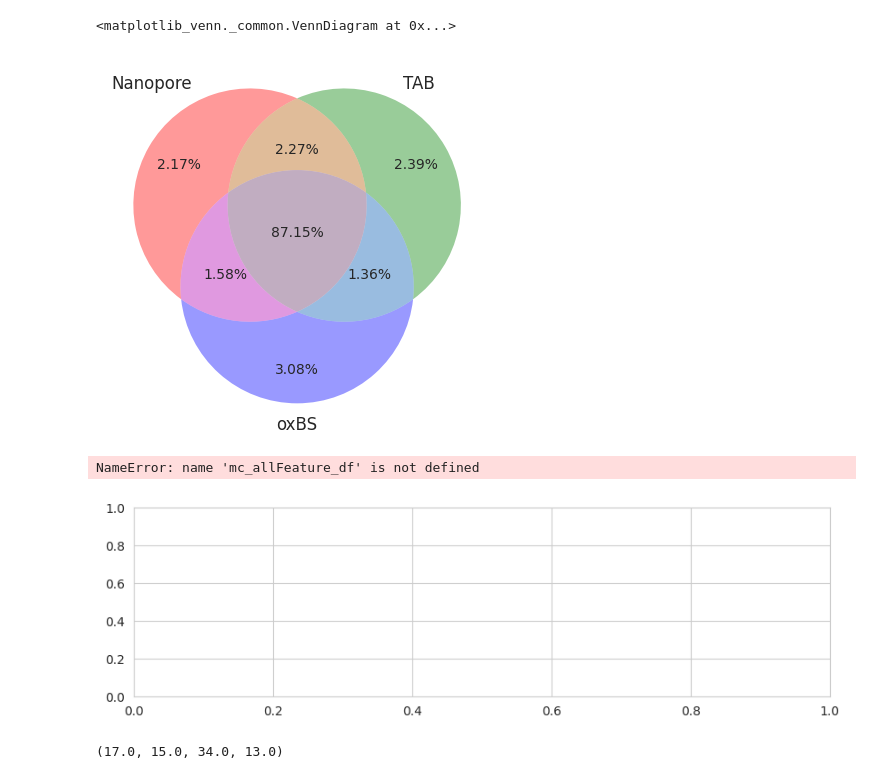
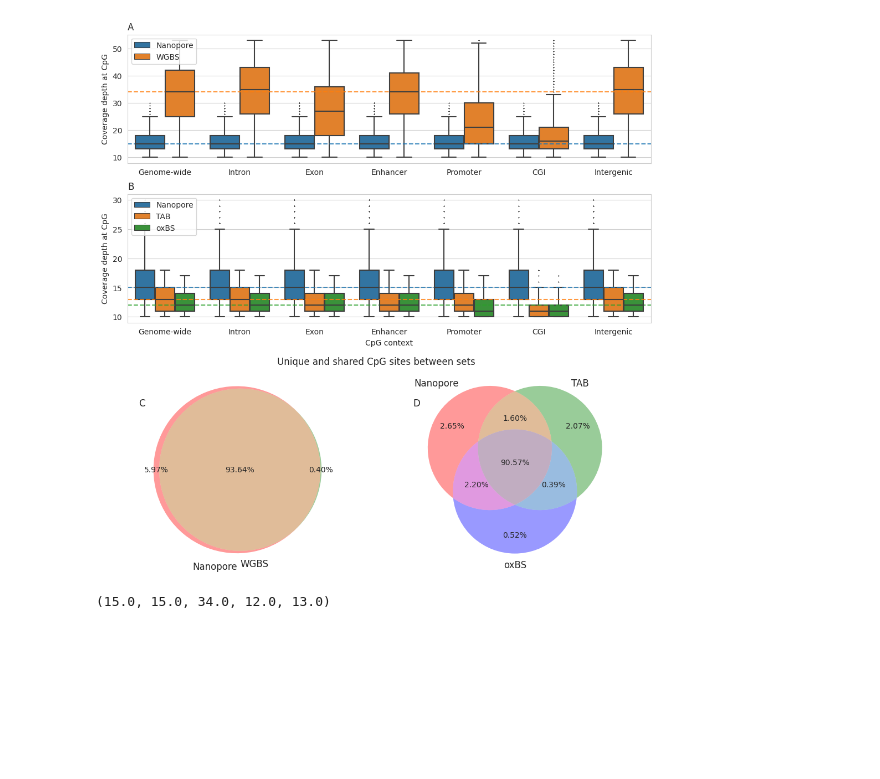
Before and after one commit to DominicOH/Analysis-of-nanopore-epigenetic-sequencing, a Jupyter notebook: Coverage_Depth_fig1.ipynb, the cells around one changed output. Drawn from its saved outputs; the diff is of its cells as text; code cells hidden in the pictures; blank space fills up the shorter version.

```diff
--- a/Coverage_Depth_fig1.ipynb
+++ b/Coverage_Depth_fig1.ipynb
@@ -100,9 +94,3 @@ pltv.venn2_unweighted([nano_2mod_set, wgbs_set], set_labels=["Nanopore", "WGBS"]
-# %%
-pltv.venn3_unweighted([nano_3mod_set, tab_set, oxbs_set], set_labels=["Nanopore", "TAB", "oxBS"],
-                      subset_label_formatter=lambda x: f"{(x/len(nano_3mod_set.union(tab_set, oxbs_set))):.2%}")
-# %% [output]
-<matplotlib_venn._common.VennDiagram at 0x...>
-[figure, removed]
 # %%
 from pybedtools import BedTool
 
@@ -140,15 +136,25 @@ def includeGenomewide(intersects_df, mod_df1, mod_df2):
 def calculateFilteredGenomeMedian(mod_df):
     return filterDepth(mod_df)["readCount"].median()
 # %%
-mc_allFeature_df = includeGenomewide(findTypeIntersects(generateModbed(nano_mc_df, wgbs_df), ref_features, intergenic_bed),
-                                          filterDepth(nano_mc_df), filterDepth(wgbs_df))
+two_mod_feature_df = includeGenomewide(
+    findTypeIntersects(
+        generateModbed(nano_mc_df, wgbs_df),
+        ref_features, intergenic_bed),
+    filterDepth(nano_mc_df),
+    filterDepth(wgbs_df))
 
-hmc_allFeature_df = includeGenomewide(findTypeIntersects(generateModbed(nano_hmc_df, tab_df), ref_features, intergenic_bed),
-                                          filterDepth(nano_hmc_df), filterDepth(tab_df))
+three_mod_feature_df = includeGenomewide(
+    findTypeIntersects(
+        generateModbed(nano_hmc_df, tab_df, oxbs_df),
+        ref_features, intergenic_bed),
+    filterDepth(nano_hmc_df),
+    filterDepth(tab_df),
+    filterDepth(oxbs_df))
 # %%
 import matplotlib.gridspec as gridspec
 
 sns.set_style("whitegrid")
+sns.set_palette("tab10")
 
 fig0 = plt.figure(figsize=(10,10))
 gs0 = gridspec.GridSpec(2, 1, fig0, height_ratios=[3,2])
@@ -157,58 +163,57 @@ fig1 = fig0.add_subfigure(gs0[0, :])
 gs1 = gridspec.GridSpec(2, 1, fig1)
 
 ax1 = fig1.add_subplot(gs1[0, :])
-sns.boxplot(mc_allFeature_df, x="feature_type", y="readCount", hue="method", ax=ax1, palette={
-    "Nanopore" : sns.color_palette("colorblind", 4)[1],
-    "WGBS" : sns.color_palette("colorblind", 4)[0]},
+sns.boxplot(two_mod_feature_df, x="feature_type", y="readCount", hue="method", ax=ax1,
+    order=["Genome-wide", "Intron", "Exon", "Enhancer", "Promoter", "CGI", "Intergenic"],
     flierprops={
     "marker":"x",
-    "markersize" : 0.1},
-    order=["Genome-wide", "Intron", "Exon", "Enhancer", "Promoter", "CGI", "Intergenic"])
+    "markersize" : 0.1
+    }
+    )
 sns.move_legend(ax1, "upper left", title=None)
 ax1.tick_params("x")
 ax1.set(xlabel=None, ylabel="Coverage depth at CpG")
 ax1.set_title("A", loc="left")
-ax1.axhline(y=calculateFilteredGenomeMedian(nano_mc_df), alpha=0.8, color=sns.color_palette("colorblind", 4)[1], linestyle="--")
-ax1.axhline(y=calculateFilteredGenomeMedian(wgbs_df), alpha=0.8, color=sns.color_palette("colorblind", 4)[0], linestyle="--")
-
+ax1.axhline(y=calculateFilteredGenomeMedian(nano_mc_df), alpha=0.8, color=sns.color_palette("tab10", 2)[0], linestyle="--")
+ax1.axhline(y=calculateFilteredGenomeMedian(wgbs_df), alpha=0.8, color=sns.color_palette("tab10", 2)[1], linestyle="--")
 
 ax2 = fig1.add_subplot(gs1[1, :], sharex=ax1)
-sns.boxplot(hmc_allFeature_df, x="feature_type", y="readCount", hue="method", ax=ax2, palette={
-    "Nanopore" : sns.color_palette("colorblind", 4)[1],
-    "TAB" : sns.color_palette("colorblind", 4)[2]},
-    flierprops={
+sns.boxplot(three_mod_feature_df, x="feature_type", y="readCount", hue="method", ax=ax2,
+        order=["Genome-wide", "Intron", "Exon", "Enhancer", "Promoter", "CGI", "Intergenic"],
+        flierprops={
         "marker":"x",
-        "markersize" : 0.1},
-        order=["Genome-wide", "Intron", "Exon", "Enhancer", "Promoter", "CGI", "Intergenic"])
+        "markersize" : 0.1
+        }
+        )
 sns.move_legend(ax2, "upper left", title=None)
 ax2.set(xlabel="CpG context", ylabel="Coverage depth at CpG")
 ax2.tick_params("x")
 ax2.set_title("B", loc="left")
-ax2.axhline(y=calculateFilteredGenomeMedian(nano_hmc_df), alpha=0.8, color=sns.color_palette("colorblind", 4)[1], linestyle="--")
-ax2.axhline(y=calculateFilteredGenomeMedian(tab_df), alpha=0.8, color=sns.color_palette("colorblind", 4)[2], linestyle="--")
+ax2.axhline(y=calculateFilteredGenomeMedian(nano_hmc_df), alpha=0.8, color=sns.color_palette("tab10", 3)[0], linestyle="--")
+ax2.axhline(y=calculateFilteredGenomeMedian(tab_df), alpha=0.8, color=sns.color_palette("tab10", 3)[1], linestyle="--")
+ax2.axhline(y=calculateFilteredGenomeMedian(oxbs_df), alpha=0.8, color=sns.color_palette("tab10", 3)[2], linestyle="--")
 
 fig2 = fig0.add_subfigure(gs0[1,:])
 gs2 = gridspec.GridSpec(1, 2, fig2)
 
 ax3 = fig2.add_subplot(gs2[0, 0])
-pltv.venn2_unweighted([nano_2mod_set, wgbs_set], set_labels=["Nanopore", "WGBS"],
-                      subset_label_formatter=lambda x: f"{(x/len(nano_2mod_set.union(wgbs_set))):.2%}",
-                      ax=ax3)
+pltv.venn2([nano_2mod_set, wgbs_set], set_labels=["Nanopore", "WGBS"],
+            subset_label_formatter=lambda x: f"{(x/len(nano_2mod_set.union(wgbs_set))):.2%}",
+            ax=ax3)
 ax3.set_title("C", loc="left", y=0.8)
 
 ax4 = fig2.add_subplot(gs2[0, 1])
 pltv.venn3_unweighted([nano_3mod_set, tab_set, oxbs_set], set_labels=["Nanopore", "TAB", "oxBS"],
                       subset_label_formatter=lambda x: f"{(x/len(nano_3mod_set.union(tab_set, oxbs_set))):.2%}",
                       ax=ax4)
 ax4.set_title("D", loc="left", y=0.8)
 fig2.suptitle("Unique and shared CpG sites between sets")
 
 fig0.set_constrained_layout(True)
 fig0.show()
 # %% [output]
-NameError: name 'mc_allFeature_df' is not defined
-[figure, old version]
+[figure, new version]
 # %%
-filterDepth(nano_mc_df)["readCount"].median(), filterDepth(nano_hmc_df)["readCount"].median(), filterDepth(wgbs_df)["readCount"].median(), filterDepth(tab_df)["readCount"].median()
+filterDepth(nano_mc_df)["readCount"].median(), filterDepth(nano_hmc_df)["readCount"].median(), filterDepth(wgbs_df)["readCount"].median(), filterDepth(oxbs_df)["readCount"].median(), filterDepth(tab_df)["readCount"].median()
 # %% [output]
-(17.0, 15.0, 34.0, 13.0)
+(15.0, 15.0, 34.0, 12.0, 13.0)
```
Also changed, not shown: parts of 3 cells of this notebook, 5 other files.
